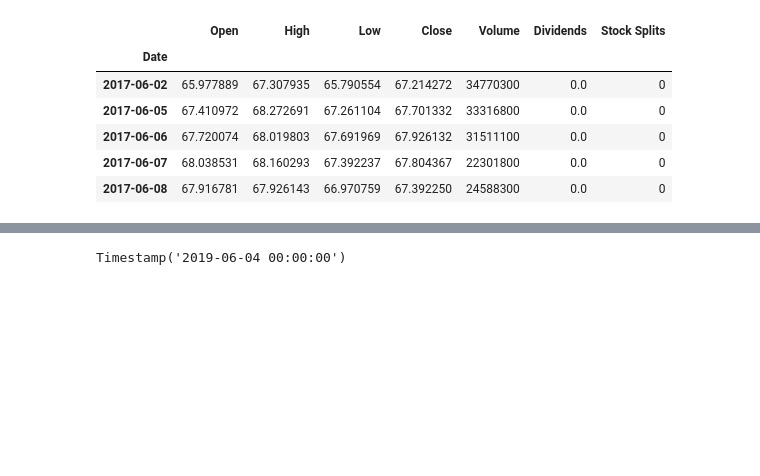
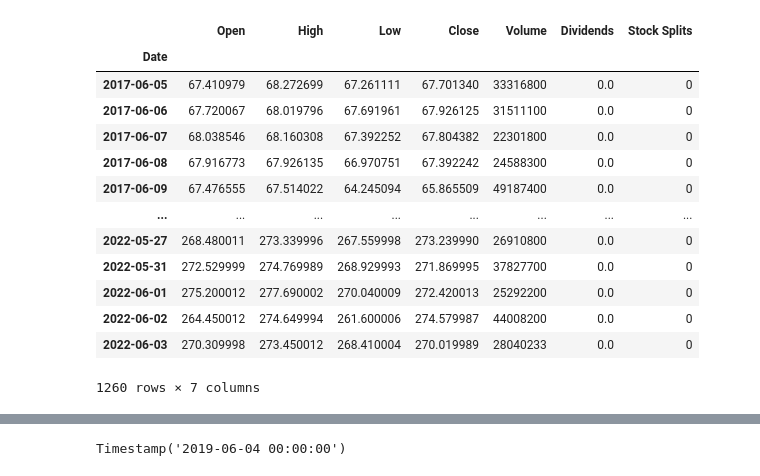
Before and after one commit to aws-trsharma/stock_trading_bot, a Jupyter notebook: rule_prototyping.ipynb, the cells around one changed output, grey strips where cells are left out. Drawn from its saved outputs; the diff is of its cells as text; code cells hidden in the pictures; blank space fills up the shorter version.

```diff
--- a/rule_prototyping.ipynb
+++ b/rule_prototyping.ipynb
@@ -12,12 +12,18 @@ from matplotlib import pyplot as plt
 # %%
-bot = TradingBot()
-msft_data = bot.get_stock_data('MSFT', data_period='5y')
-msft_data.head()
+bot = Stock('MSFT',time_period='5y')
+bot.stock_data
 # %% [output]
 |  | Open | High | Low | Close | Volume | Dividends | Stock Splits |
 | Date |  |  |  |  |  |  |  |
-| 2017-06-02 | 65.977889 | 67.307935 | 65.790554 | 67.214272 | 34770300 | 0.0 | 0 |
-| 2017-06-05 | 67.410972 | 68.272691 | 67.261104 | 67.701332 | 33316800 | 0.0 | 0 |
-| 2017-06-06 | 67.720074 | 68.019803 | 67.691969 | 67.926132 | 31511100 | 0.0 | 0 |
-| 2017-06-07 | 68.038531 | 68.160293 | 67.392237 | 67.804367 | 22301800 | 0.0 | 0 |
-| 2017-06-08 | 67.916781 | 67.926143 | 66.970759 | 67.392250 | 24588300 | 0.0 | 0 |
+| 2017-06-05 | 67.410979 | 68.272699 | 67.261111 | 67.701340 | 33316800 | 0.0 | 0 |
+| 2017-06-06 | 67.720067 | 68.019796 | 67.691961 | 67.926125 | 31511100 | 0.0 | 0 |
+| 2017-06-07 | 68.038546 | 68.160308 | 67.392252 | 67.804382 | 22301800 | 0.0 | 0 |
+| 2017-06-08 | 67.916773 | 67.926135 | 66.970751 | 67.392242 | 24588300 | 0.0 | 0 |
+| 2017-06-09 | 67.476555 | 67.514022 | 64.245094 | 65.865509 | 49187400 | 0.0 | 0 |
+| ... | ... | ... | ... | ... | ... | ... | ... |
+| 2022-05-27 | 268.480011 | 273.339996 | 267.559998 | 273.239990 | 26910800 | 0.0 | 0 |
+| 2022-05-31 | 272.529999 | 274.769989 | 268.929993 | 271.869995 | 37827700 | 0.0 | 0 |
+| 2022-06-01 | 275.200012 | 277.690002 | 270.040009 | 272.420013 | 25292200 | 0.0 | 0 |
+| 2022-06-02 | 264.450012 | 274.649994 | 261.600006 | 274.579987 | 44008200 | 0.0 | 0 |
+| 2022-06-03 | 270.309998 | 273.450012 | 268.410004 | 270.019989 | 28040233 | 0.0 | 0 |
+1260 rows × 7 columns
```
Also changed, not shown: parts of 11 cells of this notebook, 1 other file.
